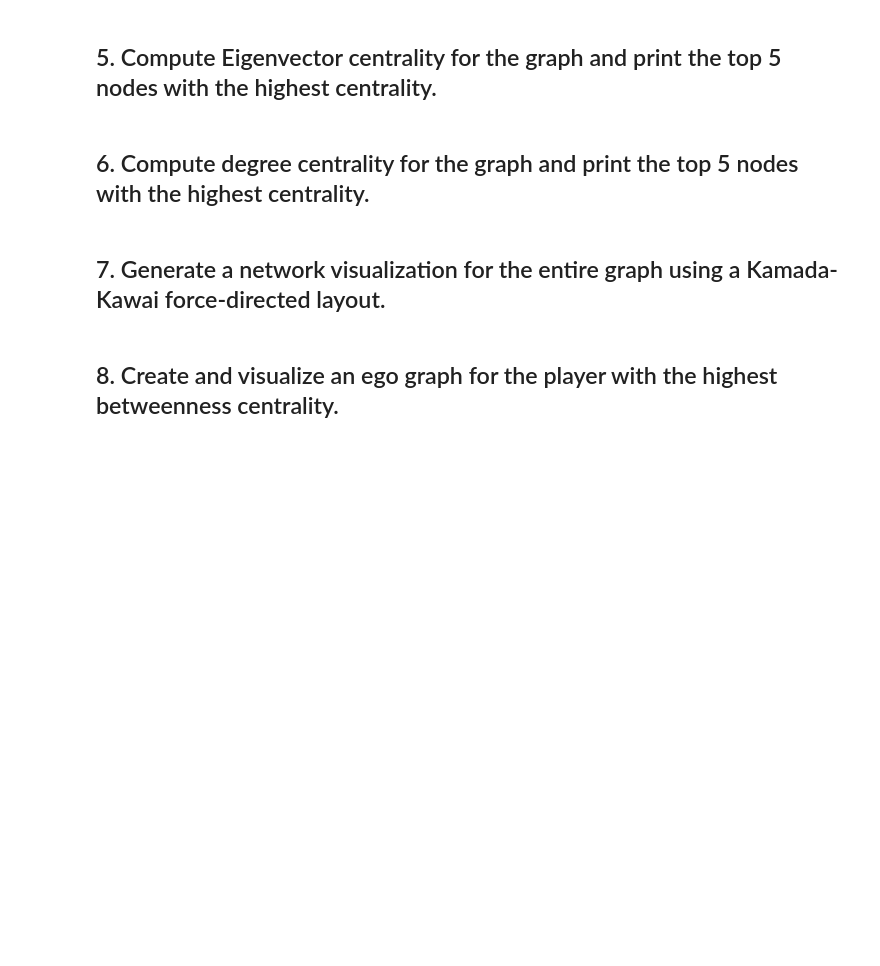
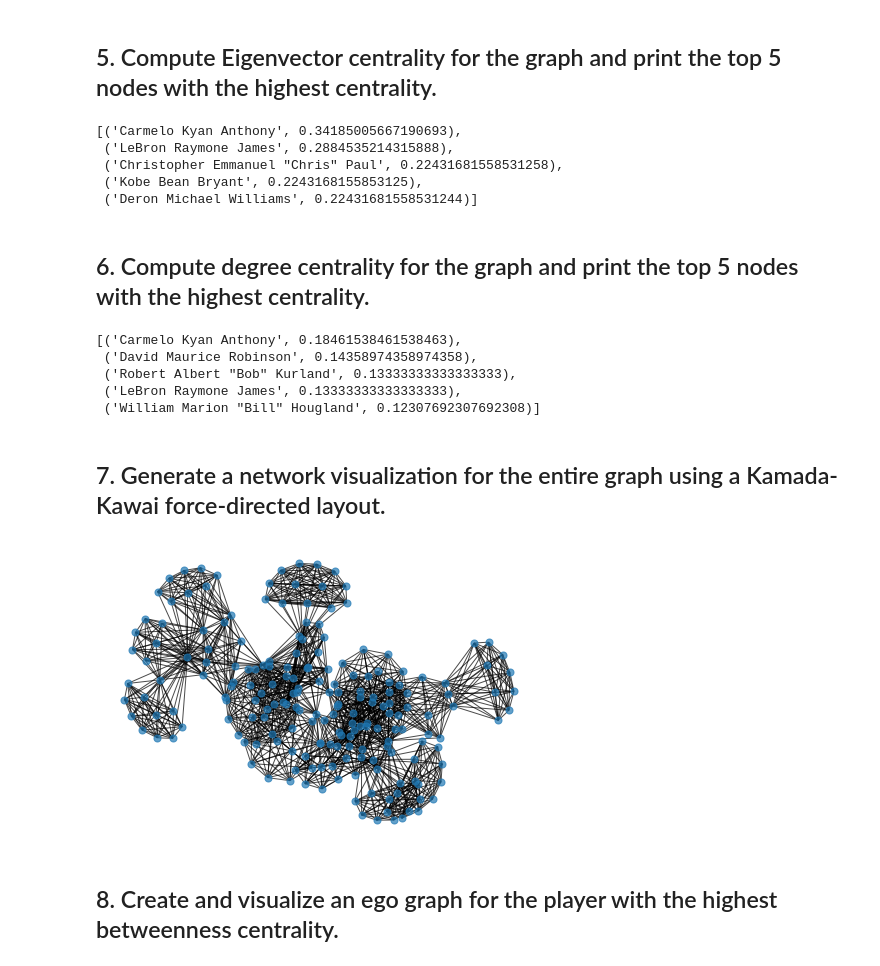
Before and after one commit to ta-datapt-bcn/lab-network-analysis, a Jupyter notebook: your-code/main.ipynb, the cells around one changed output. Drawn from its saved outputs; the diff is of its cells as text; code cells hidden in the pictures; blank space fills up the shorter version.

```diff
--- a/your-code/main.ipynb
+++ b/your-code/main.ipynb
@@ -12,6 +13,6 @@ import pandas as pd
 
 In the `us_mens_basketball.csv` data set, each row represents an single basketball player's participation in a single event at a single Olympics.
 # %%
-basketball = pd.read_csv('./data/us_mens_basketball.csv')
+basketball = pd.read_csv('../data/us_mens_basketball.csv')
 # %%
 basketball.head()
@@ -19,3 +27,11 @@ basketball.head()
 ## 1. Transform this data set into one that can be turned into a graph where the entities are represented by the Name field and the relationships are represented by whether the players played in the same Olympics together (Games field).
 
 Sort descending by the number of pairwise interactions. Which pair of players have competed in the most Olympics together?
+# %%
+entity = 'Name'
+edge   = 'Games'
+df_basketball = pd.merge(basketball, basketball, how='inner', on=edge)
+df_basketball = df_basketball.groupby([entity + '_x', entity + '_y']).count().reset_index()
+df_basketball = df_basketball[df_basketball[entity + '_x'] != df_basketball[entity + '_y']]
+df_basketball = df_basketball[[entity + '_x', entity + '_y', edge]]
+df_basketball.head()
@@ -22,5 +45,7 @@ Sort descending by the number of pairwise interactions. Which pair of players ha
 # %% [markdown]
 ## 2. Use the `from_pandas_edgelist` method to turn the data frame into a graph.
+# %%
+basketball_graph = nx.from_pandas_edgelist(df_basketball, source=entity+'_x', target=entity+'_y', edge_attr=edge)
 # %% [markdown]
 ## 3. Compute and print the following graph statistics for the graph:
 
@@ -33,8 +88,32 @@ Sort descending by the number of pairwise interactions. Which pair of players ha
 # %% [markdown]
 ## 5. Compute Eigenvector centrality for the graph and print the top 5 nodes with the highest centrality.
+# %%
+centrality = nx.eigenvector_centrality_numpy(basketball_graph)
+sorted_cent = {key: centrality[key] for key in sorted(centrality, key=centrality.get, reverse=True)}
+list(sorted_cent.items())[0:5]
+# %% [output]
+[('Carmelo Kyan Anthony', 0.34185005667190693),
+ ('LeBron Raymone James', 0.2884535214315888),
+ ('Christopher Emmanuel "Chris" Paul', 0.22431681558531258),
+ ('Kobe Bean Bryant', 0.2243168155853125),
+ ('Deron Michael Williams', 0.22431681558531244)]
 # %% [markdown]
 ## 6. Compute degree centrality for the graph and print the top 5 nodes with the highest centrality.
+# %%
+dc = nx.degree_centrality(basketball_graph)
+sorted_dc = {key: dc[key] for key in sorted(dc, key=dc.get, reverse=True)}
+list(sorted_dc.items())[0:5]
+# %% [output]
+[('Carmelo Kyan Anthony', 0.18461538461538463),
+ ('David Maurice Robinson', 0.14358974358974358),
+ ('Robert Albert "Bob" Kurland', 0.13333333333333333),
+ ('LeBron Raymone James', 0.13333333333333333),
+ ('William Marion "Bill" Hougland', 0.12307692307692308)]
 # %% [markdown]
 ## 7. Generate a network visualization for the entire graph using a Kamada-Kawai force-directed layout.
+# %%
+nx.draw_kamada_kawai(basketball_graph, node_size=50, alpha=0.7)
+# %% [output]
+[figure, added]
 # %% [markdown]
 ## 8. Create and visualize an ego graph for the player with the highest betweenness centrality.
```
Also changed, not shown: parts of 9 cells of this notebook, 1 other file.
